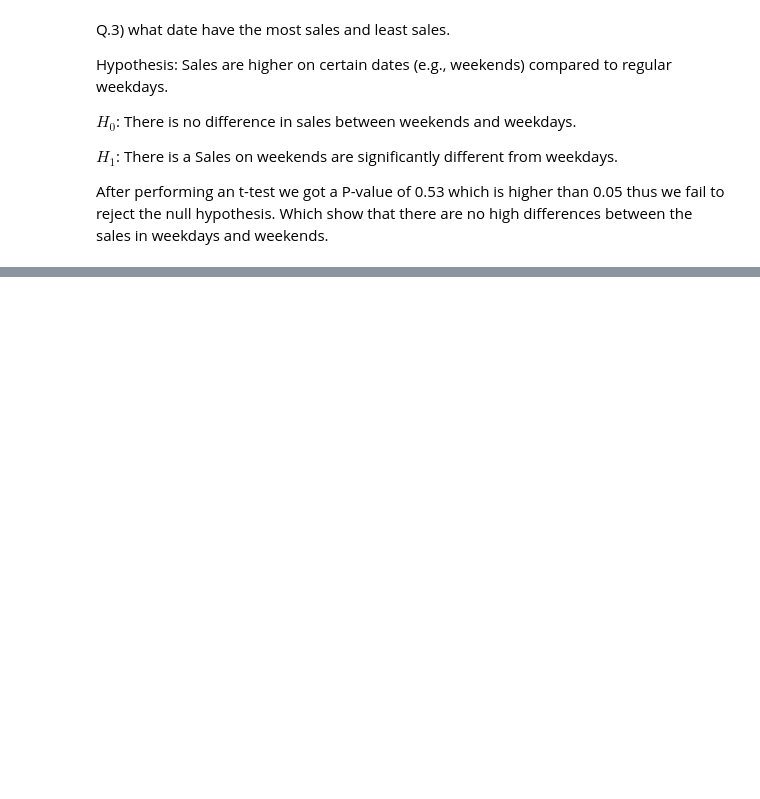
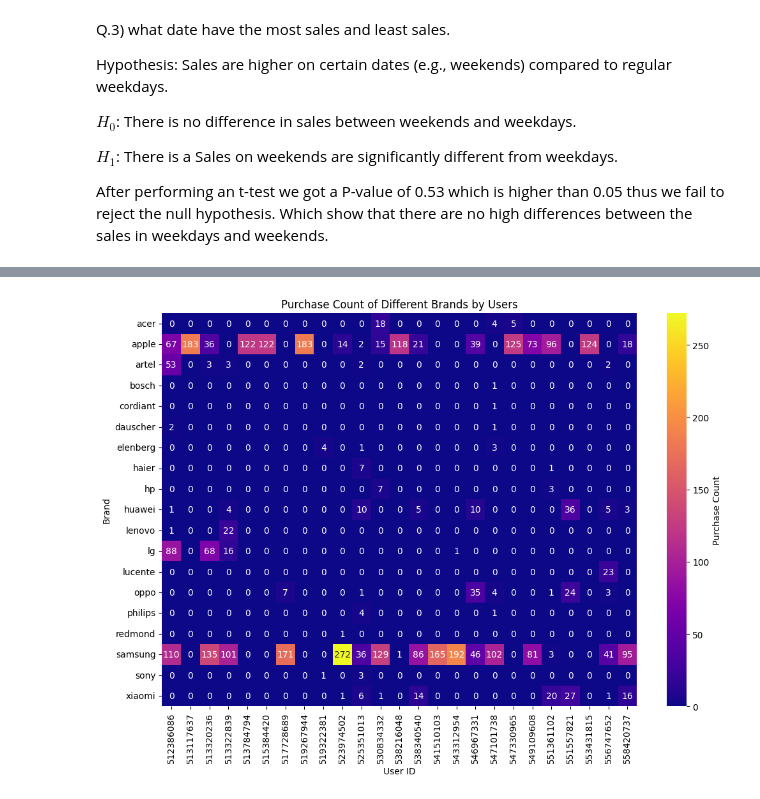
Before and after one commit to Esorte/ICCS361Project1, a Jupyter notebook: EDA/EDA.ipynb, the cells around one changed output, grey strips where cells are left out. Drawn from its saved outputs; the diff is of its cells as text; code cells hidden in the pictures; blank space fills up the shorter version.

```diff
--- a/EDA/EDA.ipynb
+++ b/EDA/EDA.ipynb
@@ -525,0 +580,18 @@ After performing an t-test we got a P-value of 0.53 which is higher than 0.05 th
+# %%
+# Heatmap of purchase count by of the top 25 brands by the top 25 users
+purchase_df = df[df['event_type'] == 'purchase']
+
+top_brands = purchase_df['brand'].value_counts().head(25).index
+top_users = purchase_df['user_id'].value_counts().head(25).index
+filtered_df = purchase_df[purchase_df['brand'].isin(top_brands) & purchase_df['user_id'].isin(top_users)]
+
+pivot_table = filtered_df.pivot_table(index='brand', columns='user_id', aggfunc='size', fill_value=0)
+
+plt.figure(figsize=(12, 8))
+sns.heatmap(pivot_table, annot=True, fmt="d", cmap="plasma", cbar_kws={'label': 'Purchase Count'})
+plt.xlabel('User ID')
+plt.ylabel('Brand')
+plt.title('Purchase Count of Different Brands by Users')
+plt.show()
+# %% [output]
+[figure, added]
```
Also changed, not shown: parts of 7 cells of this notebook.
